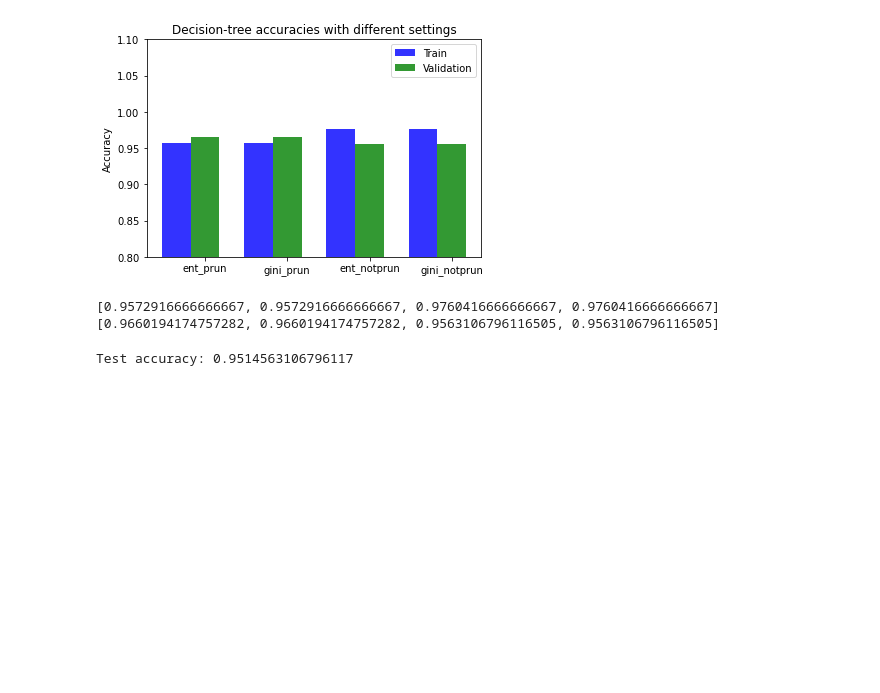
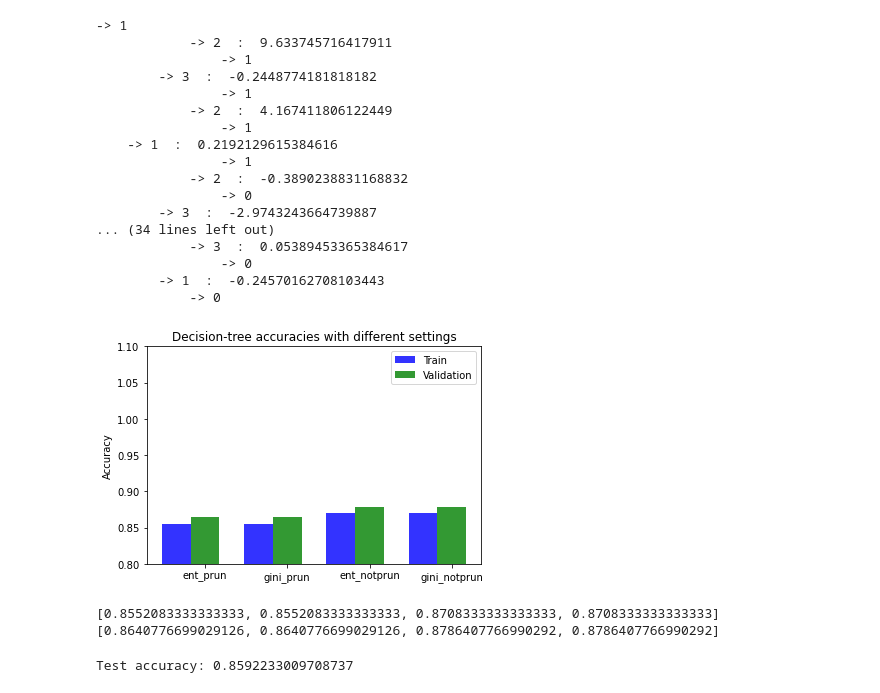
Before and after one commit to ZofieB/INF264-1, a Jupyter notebook: decision_tree.ipynb, the cells around one changed output. Cells and saved outputs as stored; diff of their text form; code cells hidden in the pictures; blank space fills up the shorter version.

Commit message:
Update decision_tree.ipynb
Pruning gefixed + Case not pruning: all data used

```diff
--- a/decision_tree.ipynb
+++ b/decision_tree.ipynb
@@ -37,12 +37,14 @@ def printTree(node, level=0):
             printTree(node.children[1][0], level + 1)
 # %%
 def learn(X, y, impurity_measure, pruning):
-    seed = 432
+    seed = 436
 #check pruning/training rate
-    X_train, X_prun, Y_train, Y_prun = model_selection.train_test_split(X, y, test_size= 0.3, shuffle=True,                                                                                 random_state = seed)
-    root = learn_rec(X_train, Y_train, [], impurity_measure)
     if pruning:
-        root = pruning_function(root, X_prun, Y_prun)
+        X_train, X_prun, Y_train, Y_prun = model_selection.train_test_split(X, y, test_size= 0.3, shuffle=True,                                                                                 random_state = seed)
+        root = learn_rec(np.array(X_train), np.array(Y_train), [], impurity_measure)
+        root = pruning_function(root, np.array(X_prun), np.array(Y_prun))
+    else:
+        root = learn_rec(X, y, [], impurity_measure)
     return root
 
 def learn_rec(X, y, used_features, impurity_measure):
@@ -52,6 +54,7 @@ def learn_rec(X, y, used_features, impurity_measure):
         #create a leaf with the label -> all labels are the same so we pick an arbitrary label
         return node(y[0])
         #leaf with most common label
+    elif len(X[0])==len(used_features) or same_value(X):
         label = get_maj_label(y)
         return node(label)
     else:
@@ -74,13 +77,13 @@ def learn_rec(X, y, used_features, impurity_measure):
 
 
 def predict(node, x):
-    count_values = len(node.children)
     #empty children list
     if (not node.children):
         return node.data
     #else: recursion
+    count_values = len(node.children)
     for i in range(count_values):
-        if(x[node.data] < node.children[i][1]):
+        if(x[node.data] <= node.children[i][1]):
             return predict(node.children[i][0],x)
         #Last value in list --> x > elements in this tree
         elif(i==count_values-1):
@@ -89,9 +92,10 @@ def predict(node, x):
 def pruning_function(node, X_prun, y_prun):
     #Goto leafs
     if (len(node.children)!=0):
-        for i in range(len(node.children)):
-                #call recursion on each child
-                pruning_function((node.children[i])[0], X_prun, y_prun)
+        X_right, X_left, y_right, y_left, val_avg = split_dataset(X_prun, y_prun, node.data)
+        pruning_function(node.children[0][0], np.array(X_left), y_left)
+        pruning_function(node.children[1][0], np.array(X_right), y_right)
+
     else:
         #reached leaf
         return node
@@ -261,16 +265,17 @@ def delete_feature_from_matrix(X, Feature_index):
     return np.delete(X, Feature_index, 1)#Feature is Axis 1
 # %%
 #Evaluation
-seed = 666
+seed = 252
 X_train, X_val_test, Y_train, Y_val_test = model_selection.train_test_split(X, y, test_size= 0.3, shuffle=True,                                                                                     random_state = seed)
-seed = 221
-X_val, X_test, Y_val, Y_test = model_selection.train_test_split(X_val_test, Y_val_test, test_size= 0.5, shuffle=True,                                                                                     random_state = seed)
+seed = 480
+X_val, X_test, Y_val, Y_test = model_selection.train_test_split(X_val_test, Y_val_test, test_size= 0.5,                                                                                              shuffle=True,                                                                                                    random_state = seed)
 #We now have ratio training-, validation-, testdata: 0.7, 0.15, 0.15
 
 #Train decisiontree using entropy + pruning
 tree_ent_prun = learn(X_train, Y_train, impurity_measure="entropy", pruning=True)
 val_acc_ent_prun = acc(tree_ent_prun, X_val, Y_val)
 train_acc_ent_prun = acc(tree_ent_prun, X_train, Y_train)
+printTree(tree_ent_prun)
 
 #Train decisiontree using gini + pruning
 tree_gini_prun = learn(X_train, Y_train, impurity_measure="gini", pruning=True)
@@ -279,43 +284,61 @@ train_acc_gini_prun = acc(tree_gini_prun, X_train, Y_train)
 
 #Train decisiontree using entropy and not pruning
 tree_ent_notprun = learn(X_train, Y_train, impurity_measure="entropy", pruning=False)
 val_acc_ent_notprun = acc(tree_ent_notprun, X_val, Y_val)
 train_acc_ent_notprun = acc(tree_ent_notprun, X_train, Y_train)
+printTree(tree_ent_notprun)
 
 #Train decisiontree using gini and not pruning
 tree_gini_notprun = learn(X_train, Y_train, impurity_measure="gini", pruning=False)
 val_acc_gini_notprun = acc(tree_gini_notprun, X_val, Y_val)
 train_acc_gini_notprun = acc(tree_gini_notprun, X_train, Y_train)
 
 #plot accuracies
 settings_list = ["ent_prun", "gini_prun","ent_notprun", "gini_notprun"]
 train_accuracies = [train_acc_ent_prun, train_acc_gini_prun, train_acc_ent_notprun, train_acc_gini_notprun]
 val_accuracies = [val_acc_ent_prun, val_acc_gini_prun, val_acc_ent_notprun, val_acc_gini_notprun]
 index=np.arange(4)
 bar_width=0.35
 bar1 = plt.bar(index, train_accuracies,bar_width, alpha=0.8, color="b", label="Train_acc")
 bar2 = plt.bar(index+bar_width, val_accuracies,bar_width, alpha=0.8, color="g", label="Val_acc")
 
 plt.ylim(0.8, 1.1)
 plt.xticks(index+bar_width, settings_list)
 plt.ylabel('Accuracy')
 plt.legend(['Train', 'Validation'], loc='best')
 plt.title("Decision-tree accuracies with different settings")
 plt.show()
 
 print(train_accuracies)
 print(val_accuracies)
 # %% [output]
+-> 1
+            -> 2  :  9.633745716417911
+                -> 1
+        -> 3  :  -0.2448774181818182
+                -> 1
+            -> 2  :  4.167411806122449
+                -> 1
+    -> 1  :  0.2192129615384616
+                -> 1
+            -> 2  :  -0.3890238831168832
+                -> 0
+        -> 3  :  -2.9743243664739887
+... (34 lines left out)
+            -> 3  :  0.05389453365384617
+                -> 0
+        -> 1  :  -0.24570162708103443
+            -> 0
-[figure, old version]
+[figure, new version]
-[0.9572916666666667, 0.9572916666666667, 0.9760416666666667, 0.9760416666666667]
-[0.9660194174757282, 0.9660194174757282, 0.9563106796116505, 0.9563106796116505]
+[0.8552083333333333, 0.8552083333333333, 0.8708333333333333, 0.8708333333333333]
+[0.8640776699029126, 0.8640776699029126, 0.8786407766990292, 0.8786407766990292]
 # %%
 #Testing
 #Choose ent_prun
 test_acc = acc(tree_ent_prun, X_test, Y_test)
 print("Test accuracy: "+str(test_acc))
 # %% [output]
-Test accuracy: 0.9514563106796117
+Test accuracy: 0.8592233009708737
 # %%
 #Comparison with existing implementations
 #Use Entropy but not pruning
```
Also changed, not shown: parts of 1 cell of this notebook.
